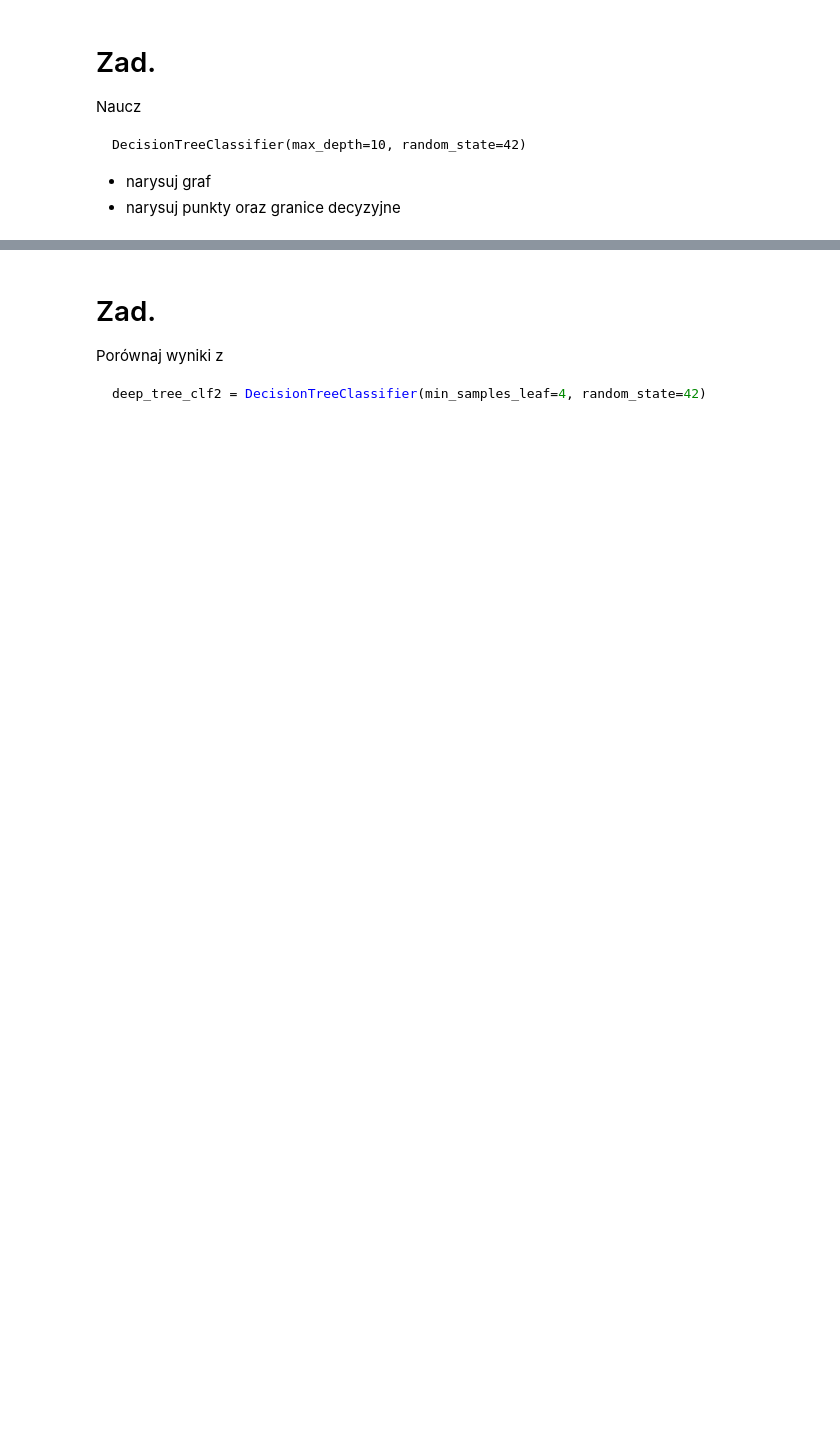
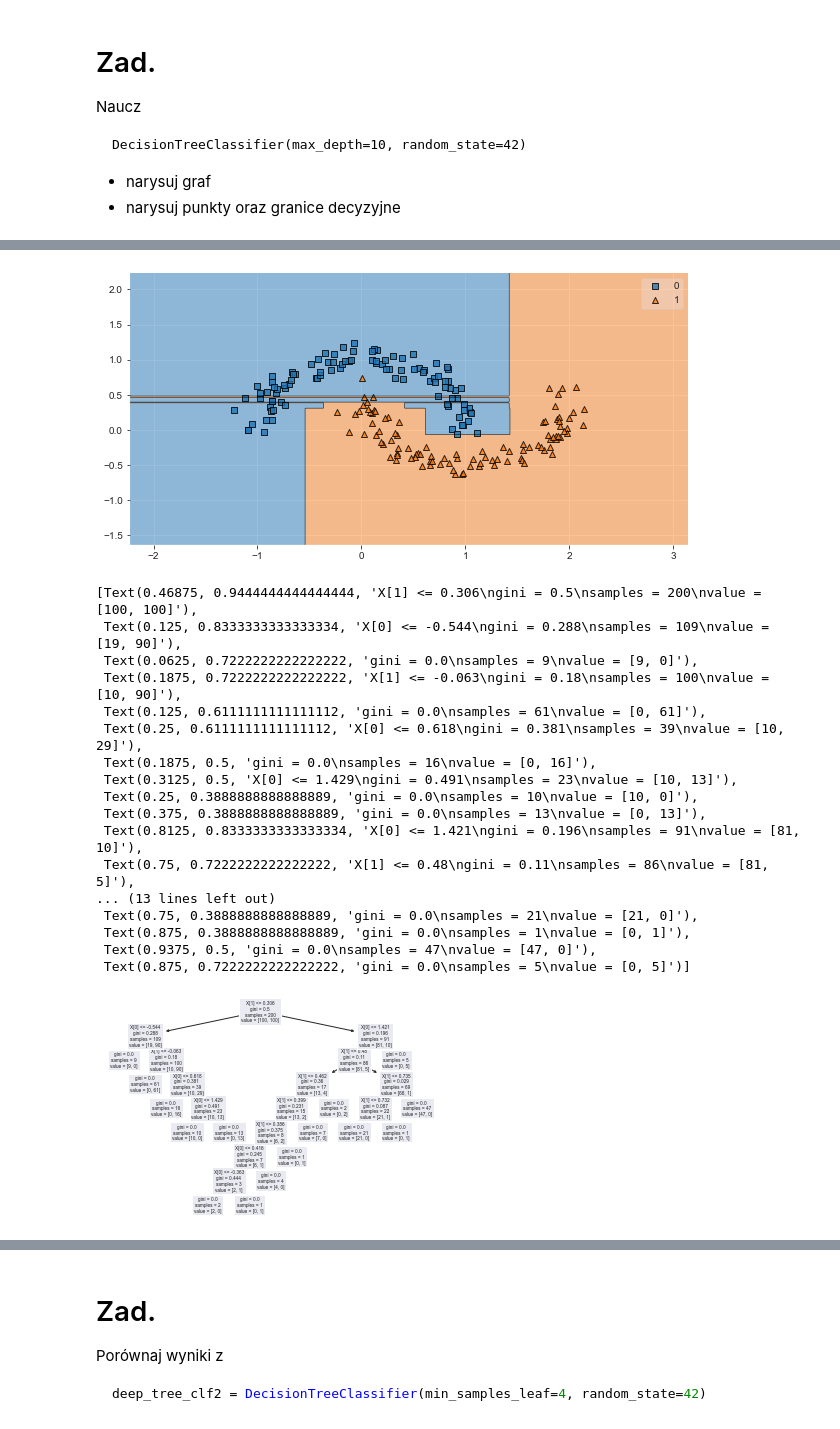
Before and after one commit to she3r/podstawy_sztucznej_inteligencji, a Jupyter notebook: Z10_A_decision_trees.ipynb, the cells around one changed output, grey strips where cells are left out. Saved outputs shown, nothing was run; the diff lists cells and outputs as text; code cells hidden in the pictures; blank space fills up the shorter version.

```diff
--- a/Z10_A_decision_trees.ipynb
+++ b/Z10_A_decision_trees.ipynb
@@ -151,2 +152,30 @@ plt.show()
+# %%
+tree_clf1 = DecisionTreeClassifier(max_depth=10, random_state=42)
+tree_clf1.fit(X, y)
+plt.figure(figsize=(10, 5))
+plot_decision_regions(X, y, tree_clf1)
+plt.show()
+from sklearn import tree
+tree.plot_tree(tree_clf1)
+# %% [output]
+[figure, added]
+[Text(0.46875, 0.9444444444444444, 'X[1] <= 0.306\ngini = 0.5\nsamples = 200\nvalue = [100, 100]'),
+ Text(0.125, 0.8333333333333334, 'X[0] <= -0.544\ngini = 0.288\nsamples = 109\nvalue = [19, 90]'),
+ Text(0.0625, 0.7222222222222222, 'gini = 0.0\nsamples = 9\nvalue = [9, 0]'),
+ Text(0.1875, 0.7222222222222222, 'X[1] <= -0.063\ngini = 0.18\nsamples = 100\nvalue = [10, 90]'),
+ Text(0.125, 0.6111111111111112, 'gini = 0.0\nsamples = 61\nvalue = [0, 61]'),
+ Text(0.25, 0.6111111111111112, 'X[0] <= 0.618\ngini = 0.381\nsamples = 39\nvalue = [10, 29]'),
+ Text(0.1875, 0.5, 'gini = 0.0\nsamples = 16\nvalue = [0, 16]'),
+ Text(0.3125, 0.5, 'X[0] <= 1.429\ngini = 0.491\nsamples = 23\nvalue = [10, 13]'),
+ Text(0.25, 0.3888888888888889, 'gini = 0.0\nsamples = 10\nvalue = [10, 0]'),
+ Text(0.375, 0.3888888888888889, 'gini = 0.0\nsamples = 13\nvalue = [0, 13]'),
+ Text(0.8125, 0.8333333333333334, 'X[0] <= 1.421\ngini = 0.196\nsamples = 91\nvalue = [81, 10]'),
+ Text(0.75, 0.7222222222222222, 'X[1] <= 0.48\ngini = 0.11\nsamples = 86\nvalue = [81, 5]'),
+... (13 lines left out)
+ Text(0.75, 0.3888888888888889, 'gini = 0.0\nsamples = 21\nvalue = [21, 0]'),
+ Text(0.875, 0.3888888888888889, 'gini = 0.0\nsamples = 1\nvalue = [0, 1]'),
+ Text(0.9375, 0.5, 'gini = 0.0\nsamples = 47\nvalue = [47, 0]'),
+ Text(0.875, 0.7222222222222222, 'gini = 0.0\nsamples = 5\nvalue = [0, 5]')]
+[figure, added]
 # %%
 !dot -Tpng moons_tree.dot -o moons_tree.png
```
Also changed, not shown: parts of 12 cells of this notebook, 8 other files.
